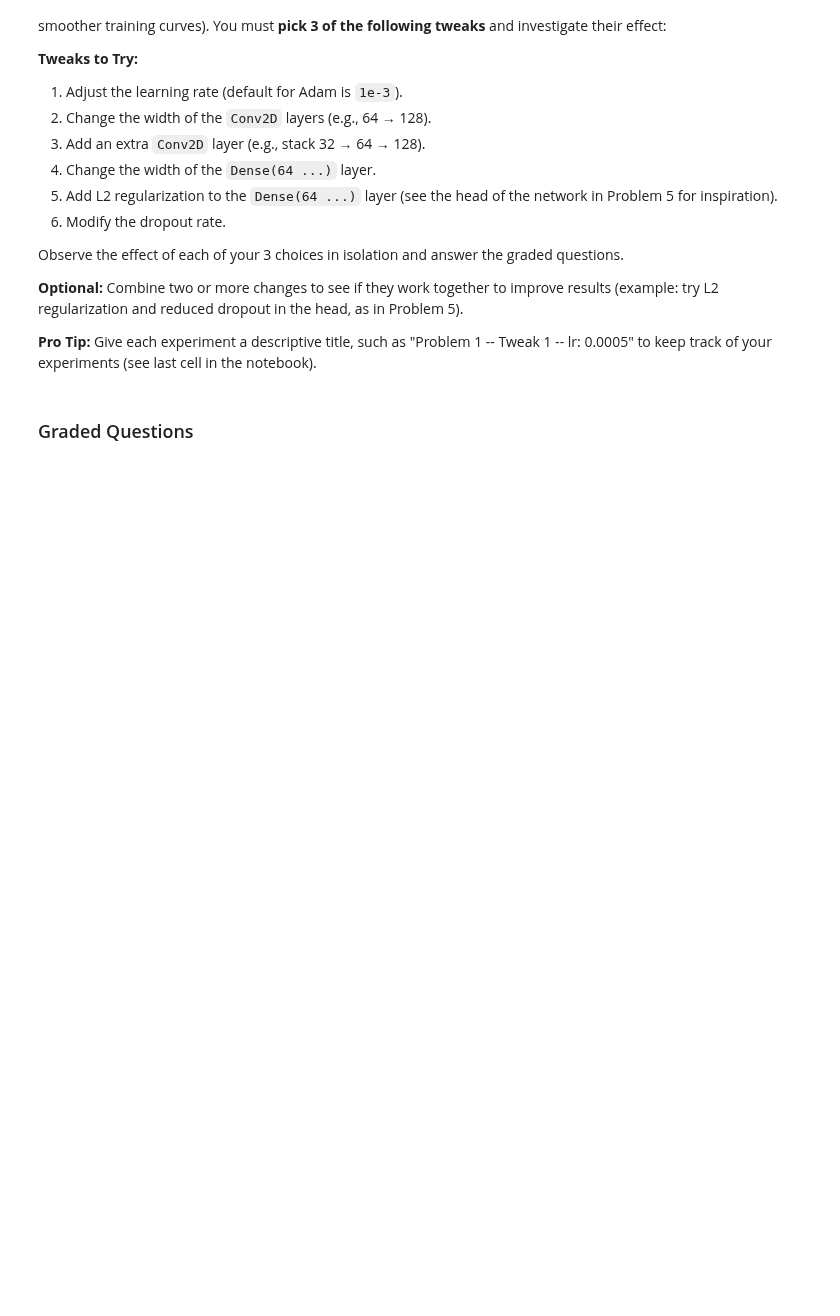
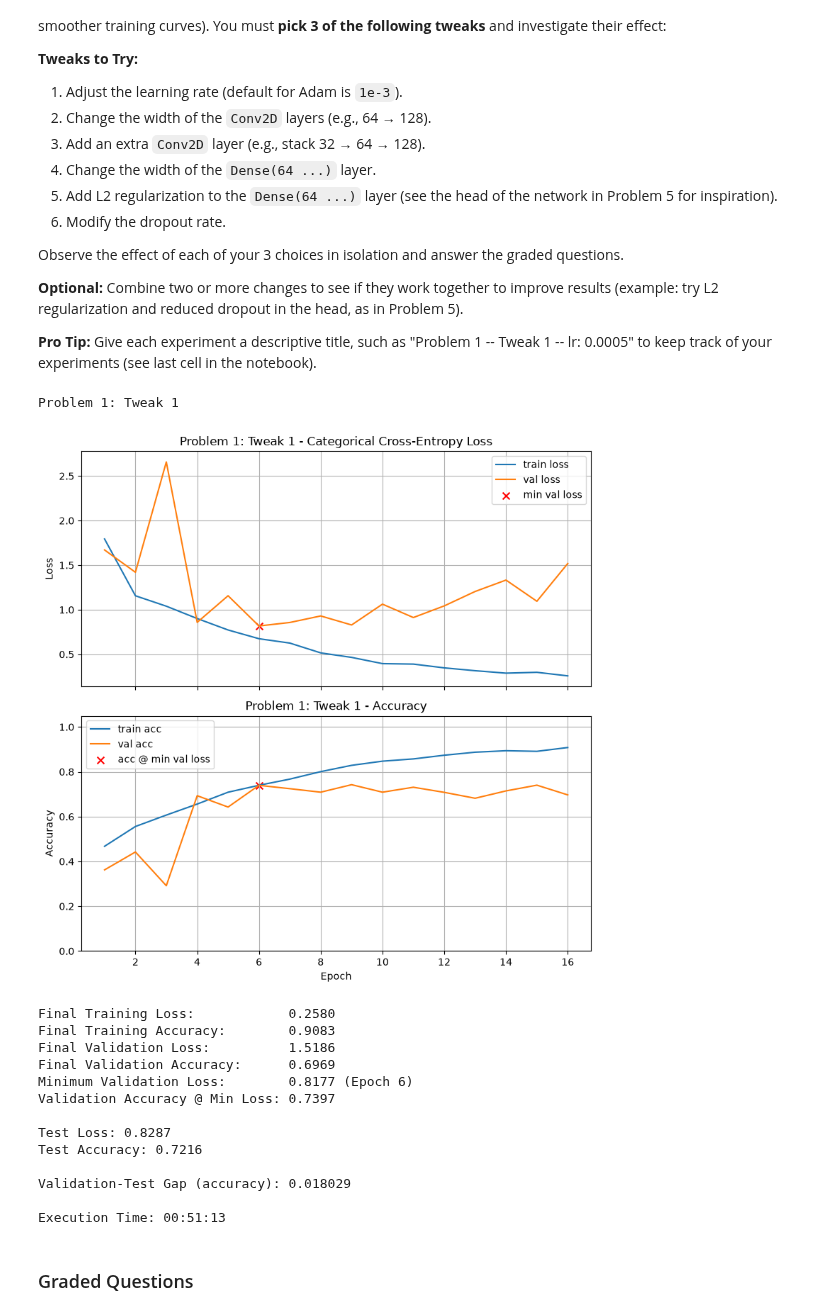
Before and after one commit to yy714x/DX703-Assignments, a Jupyter notebook: Homework_04.with.throttle.ipynb, the cells around one changed output. Saved outputs shown, nothing was run; the diff lists cells and outputs as text; code cells hidden in the pictures; blank space fills up the shorter version.

```diff
--- a/Homework_04.with.throttle.ipynb
+++ b/Homework_04.with.throttle.ipynb
@@ -519,7 +517,39 @@ Combine two or more changes to see if they work together to improve results (exa
 
 **Pro Tip:** Give each experiment a descriptive title, such as "Problem 1 -- Tweak 1 -- lr: 0.0005" to keep track of your experiments (see last cell in the notebook).
 # %%
-# Your code here, add additional cells if you wish
+# 1. Baseline CNN Architecture
+model_1 = models.Sequential([
+    Input(shape=INPUT_SHAPE),
+    Conv2D(32, (3, 3), activation='relu'),
+    MaxPooling2D((2, 2)),
+    Conv2D(64, (3, 3), activation='relu'),
+    MaxPooling2D((2, 2)),
+    Conv2D(128, (3, 3), activation='relu'),
+    MaxPooling2D((2, 2)),
+    Flatten(),
+    Dense(128, activation='relu'),
+    Dropout(0.5),
+    Dense(num_classes, activation='softmax')
+])
+
+train_and_test(model_1, epochs=30, title="Problem 1: Baseline CNN")
+print(f"Problem 1 -> Tweak: {a1a}, Acc (a1b): {a1b:.4f}")
+# %% [output]
+Problem 1: Tweak 1
+[figure, added]
+Final Training Loss:            0.2580
+Final Training Accuracy:        0.9083
+Final Validation Loss:          1.5186
+Final Validation Accuracy:      0.6969
+Minimum Validation Loss:        0.8177 (Epoch 6)
+Validation Accuracy @ Min Loss: 0.7397
+
+Test Loss: 0.8287
+Test Accuracy: 0.7216
+
+Validation-Test Gap (accuracy): 0.018029
+
+Execution Time: 00:51:13
 # %% [markdown]
 ### Graded Questions
 # %%
```
Also changed, not shown: parts of 14 cells of this notebook.
